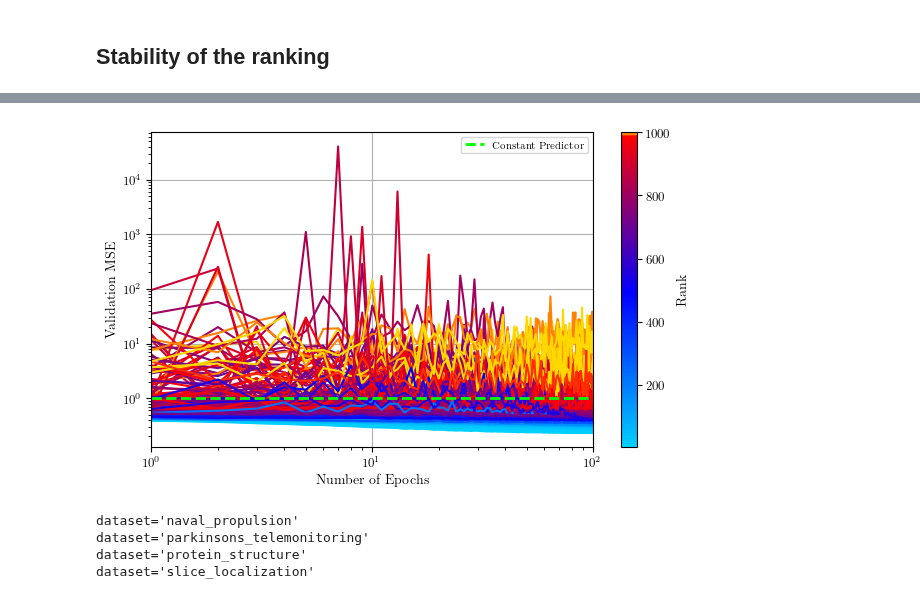
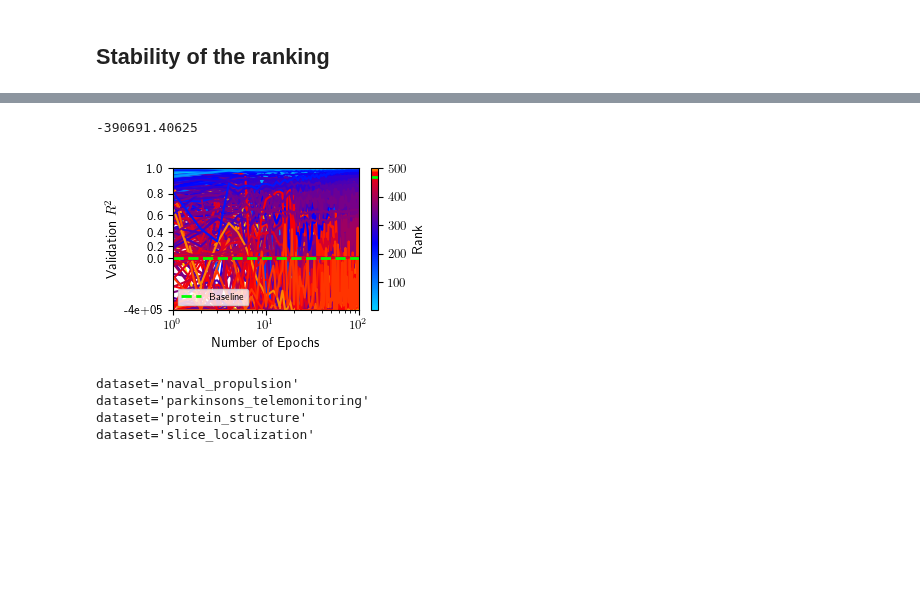
Before and after one commit to fmohr/lcdb, a Jupyter notebook: publications/2024-neurocom/learning-curves/hpobench.ipynb, the cells around one changed output, grey strips where cells are left out. Cells and saved outputs as stored; diff of their text form; code cells hidden in the pictures; blank space fills up the shorter version.

```diff
--- a/publications/2024-neurocom/learning-curves/hpobench.ipynb
+++ b/publications/2024-neurocom/learning-curves/hpobench.ipynb
@@ -16,7 +16,8 @@ from lcdb.analysis.plot import plot_learning_curves
 from deephyper.analysis._matplotlib import figure_size, update_matplotlib_rc
 
 update_matplotlib_rc()
-figsize = figure_size(252 * 1.8, 1.0)
+# figsize = figure_size(252 * 1.8, 1.0)
+figsize = figure_size(252 * 1.0, 1.0)
 # %% [markdown]
 ## Loading The Data
 # %%
@@ -151,8 +152,7 @@ def get_rank_corr(f, num_models, mode="spearman", random=True, random_state=None
         corr_list = [kendalltau(y_list[:,i], y_last_perf)[0] for i in range(y_list.shape[-1])]
     return corr_list
 
-# num_models = 70_000
-num_models = 1000
+num_models = 500
 mode = "kendall"
 
 datasets = ["fcnet_naval_propulsion_data", "fcnet_parkinsons_telemonitoring_data", "fcnet_protein_structure_data", "fcnet_slice_localization_data"]
@@ -210,16 +210,16 @@ from scipy.stats import rankdata
 
 # dataset = "naval_propulsion"
 # dataset = "parkinsons_telemonitoring"
-dataset = "protein_structure"
-# dataset = "slice_localization"
+# dataset = "protein_structure"
+dataset = "slice_localization"
 
 f = load_dataset(f"fcnet_{dataset}_data")
 
-random_state = None
+random_state = 42
 rs = np.random.RandomState(random_state)
 keys = list(f.keys())
 # num_models = len(keys)
-num_models = 1_000
+num_models = 500
 
 selection = rs.choice(keys, size=num_models, replace=False)
 
@@ -236,7 +236,7 @@ print(f"{R.shape=}")
 
 idx_sorting = np.argsort(R[:,-1])
 
-plt.figure()
+fig, ax = plt.subplots(figsize=figsize)
 plt.imshow(R[idx_sorting], cmap="seismic", interpolation="nearest", aspect="auto")
 plt.colorbar(label="Rank")
 plt.xlabel("Training Epoch")
@@ -251,31 +251,51 @@ R.shape=(1000, 100)
 # %%
 anchor_values = [np.arange(1, M.shape[1] + 1) for _ in range(M.shape[0])]
-score_values = M
+
+# the score is the R2 score = 1 - MSE/MSE_baseline where MSE_baseline is the MSE of a constant predictor
+# as the dataset is normalized, the MSE_baseline is 1.0
+score_values =  1 - M
 
 fig, ax = plt.subplots(figsize=figsize)
 plot_learning_curves(
     anchor_values,
     score_values,
     ax=ax,
-    metric_value_baseline=1.0,
+    metric_value_baseline=0.0,
+    plot_worse_than_baseline=True,
+    mode="max",
 )
 ax.axhline(
-    1.0,
+    0.0,
     linewidth=2,
     linestyle="--",
     color="lime",
-    label="Constant Predictor",
+    label="Baseline",
 )
+
+x_min = np.min(score_values)
+def forward(x):
+    x = np.exp(x)
+    return x
+
+def inverse(x):
+    x = np.log(x)
+    return x
+
+
 ax.set_xlabel(f"Number of Epochs")
-ax.set_ylabel(f"Validation MSE")
+ax.set_ylabel(f"Validation $R^2$")
+ax.legend(loc="lower left")
 ax.set_xscale("log")
-ax.legend()
-ax.set_yscale("log")
+ax.set_yscale("function", functions=(forward, inverse))
 ax.set_xlim(1,100)
-plt.savefig(f"figures/hpobench/val_mse_vs_epochs_{dataset}.jpg", dpi=300, bbox_inches="tight")
+ax.set_ylim(x_min, 1.0)
+ax.yaxis.set_major_locator(mpl.ticker.FixedLocator([x_min, 0.0, 0.2, 0.4, 0.6, 0.8, 1.0]))
+ax.yaxis.set_major_formatter(mpl.ticker.FixedFormatter([f"{x_min:.0e}", "0.0", "0.2", "0.4", "0.6", "0.8", "1.0"]))
+plt.savefig(f"figures/hpobench/val_r2_vs_epochs_{dataset}.jpg", dpi=300, bbox_inches="tight")
 plt.show()
 # %% [output]
+-390691.40625
-[figure, old version]
+[figure, new version]
 # %%
 datasets = ["naval_propulsion", "parkinsons_telemonitoring", "protein_structure", "slice_localization"]
 
```
Also changed, not shown: parts of 5 cells of this notebook, 39 other files.
